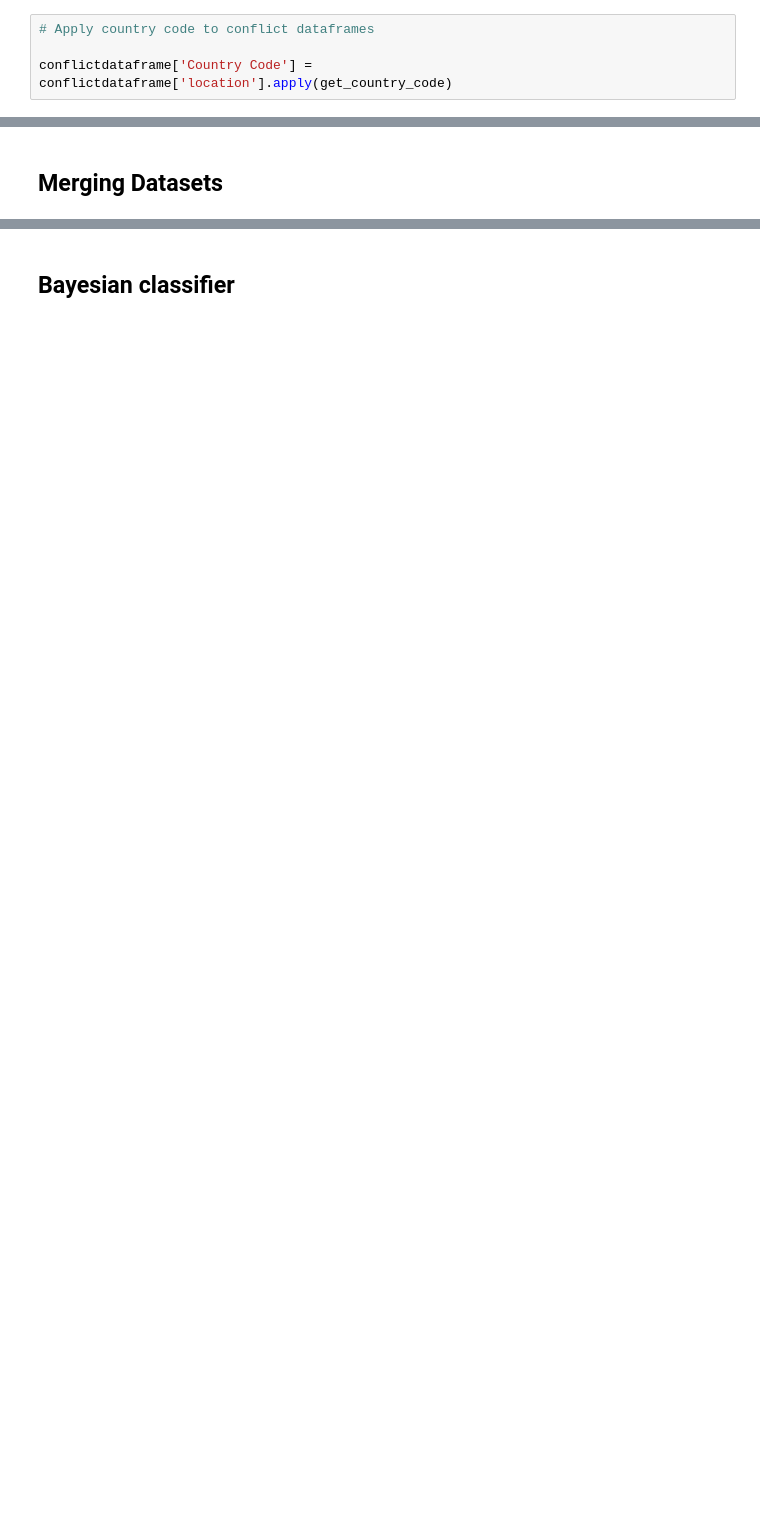
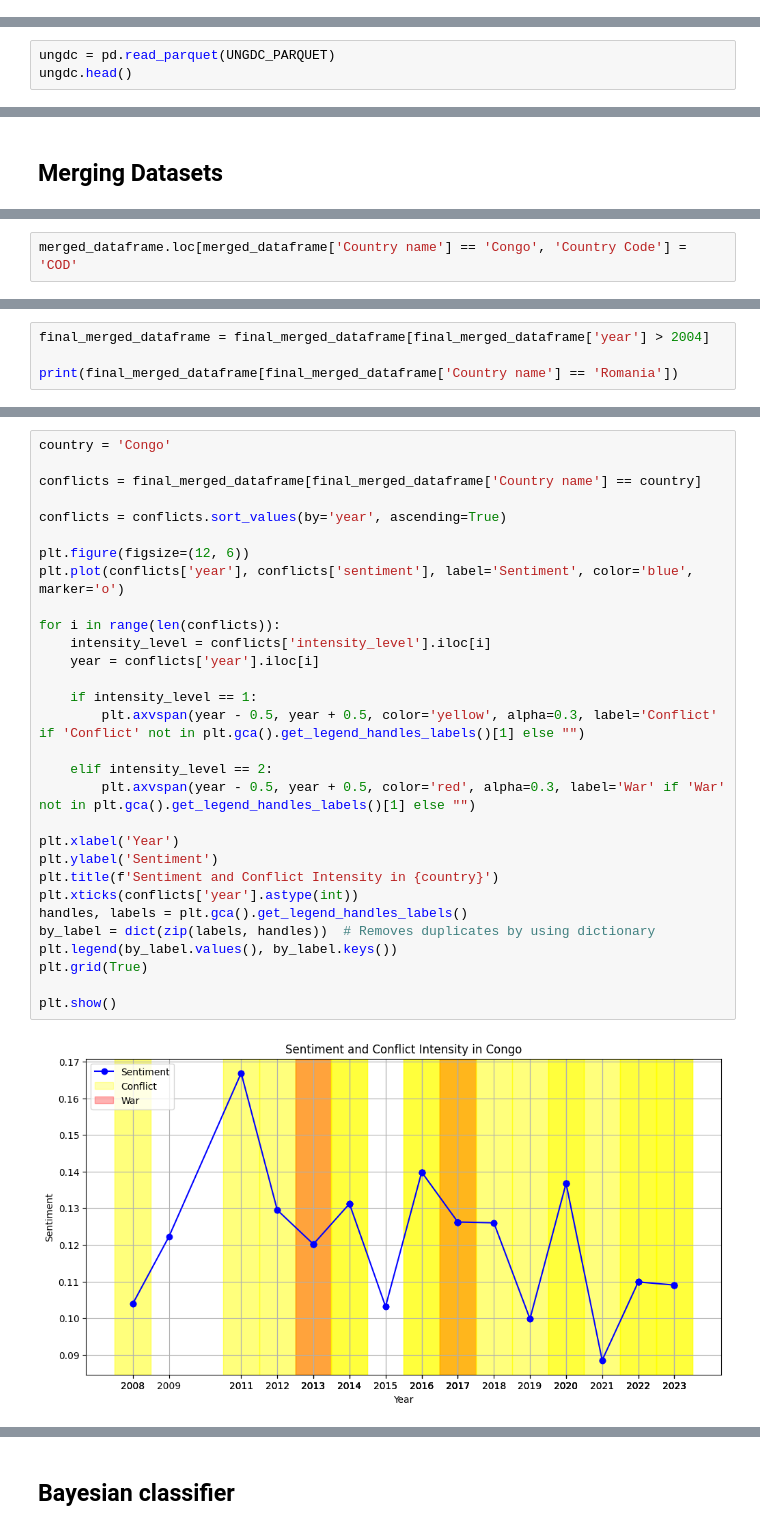
Before and after one commit to danilotpnta/UN-General-Debate-Analysis-SDGs, a Jupyter notebook: FDS-1-Notebook.ipynb, the cells around one changed output, grey strips where cells are left out. Cells and saved outputs as stored; diff of their text form; blank space fills up the shorter version.

```diff
--- a/FDS-1-Notebook.ipynb
+++ b/FDS-1-Notebook.ipynb
@@ -77,7 +100,3 @@ conflict_post2004.loc[conflict_post2004['location'] == 'Russia (Soviet Union), U
 conflict_post2004.loc[conflict_post2004['location'] == 'DR Congo (Zaire)', 'location'] = 'Congo'
 
 conflictdataframe = conflict_post2004
-# %%
-# Apply country code to conflict dataframes
-
-conflictdataframe['Country Code'] = conflictdataframe['location'].apply(get_country_code)
@@ -87,0 +103,3 @@ ungdc = pd.read_parquet('UNGDC_1946-2023_processed.parquet')
+# %%
+ungdc = pd.read_parquet(UNGDC_PARQUET)
+ungdc.head()
@@ -106,3 +149,5 @@ merged_dataframe.head()
 | 2 | 2 | Afghanistan | 2010 | 51.099998 | 0.516907 | 0.275324 | ... |
 | 3 | 3 | Afghanistan | 2011 | 51.400002 | 0.479835 | 0.267175 | ... |
 | 4 | 4 | Afghanistan | 2012 | 51.700001 | 0.613513 | 0.267919 | ... |
+# %%
+merged_dataframe.loc[merged_dataframe['Country name'] == 'Congo', 'Country Code'] = 'COD'
@@ -161,0 +222,4 @@ Only change 'country' variable to see the graph
+# %%
+final_merged_dataframe = final_merged_dataframe[final_merged_dataframe['year'] > 2004]
+
+print(final_merged_dataframe[final_merged_dataframe['Country name'] == 'Romania'])
@@ -161,0 +272,32 @@ Only change 'country' variable to see the graph
+# %%
+country = 'Congo'
+
+conflicts = final_merged_dataframe[final_merged_dataframe['Country name'] == country]
+
+conflicts = conflicts.sort_values(by='year', ascending=True)
+
+plt.figure(figsize=(12, 6))
+plt.plot(conflicts['year'], conflicts['sentiment'], label='Sentiment', color='blue', marker='o')
+
+for i in range(len(conflicts)):
+    intensity_level = conflicts['intensity_level'].iloc[i]
+    year = conflicts['year'].iloc[i]
+
+    if intensity_level == 1:
+        plt.axvspan(year - 0.5, year + 0.5, color='yellow', alpha=0.3, label='Conflict' if 'Conflict' not in plt.gca().get_legend_handles_labels()[1] else "")
+
+    elif intensity_level == 2:
+        plt.axvspan(year - 0.5, year + 0.5, color='red', alpha=0.3, label='War' if 'War' not in plt.gca().get_legend_handles_labels()[1] else "")
+
+plt.xlabel('Year')
+plt.ylabel('Sentiment')
+plt.title(f'Sentiment and Conflict Intensity in {country}')
+plt.xticks(conflicts['year'].astype(int))
+handles, labels = plt.gca().get_legend_handles_labels()
+by_label = dict(zip(labels, handles))  # Removes duplicates by using dictionary
+plt.legend(by_label.values(), by_label.keys())
+plt.grid(True)
+
+plt.show()
+# %% [output]
+[figure, added]
```
Also changed, not shown: parts of 46 cells of this notebook, 5 other files.
